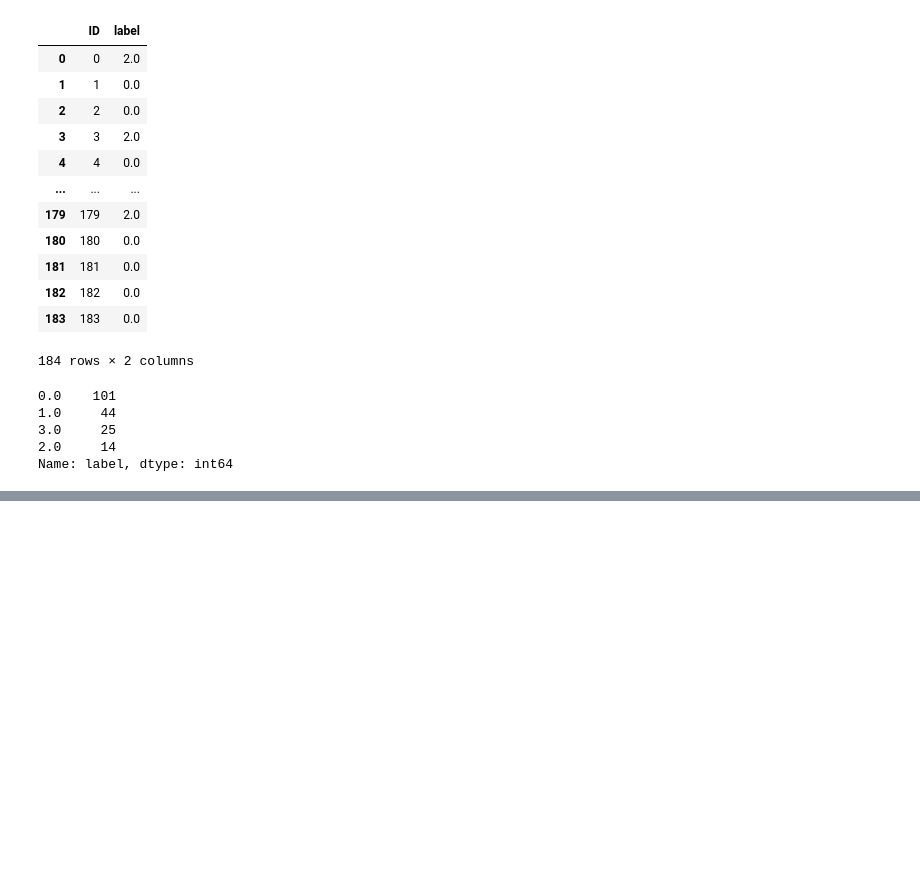
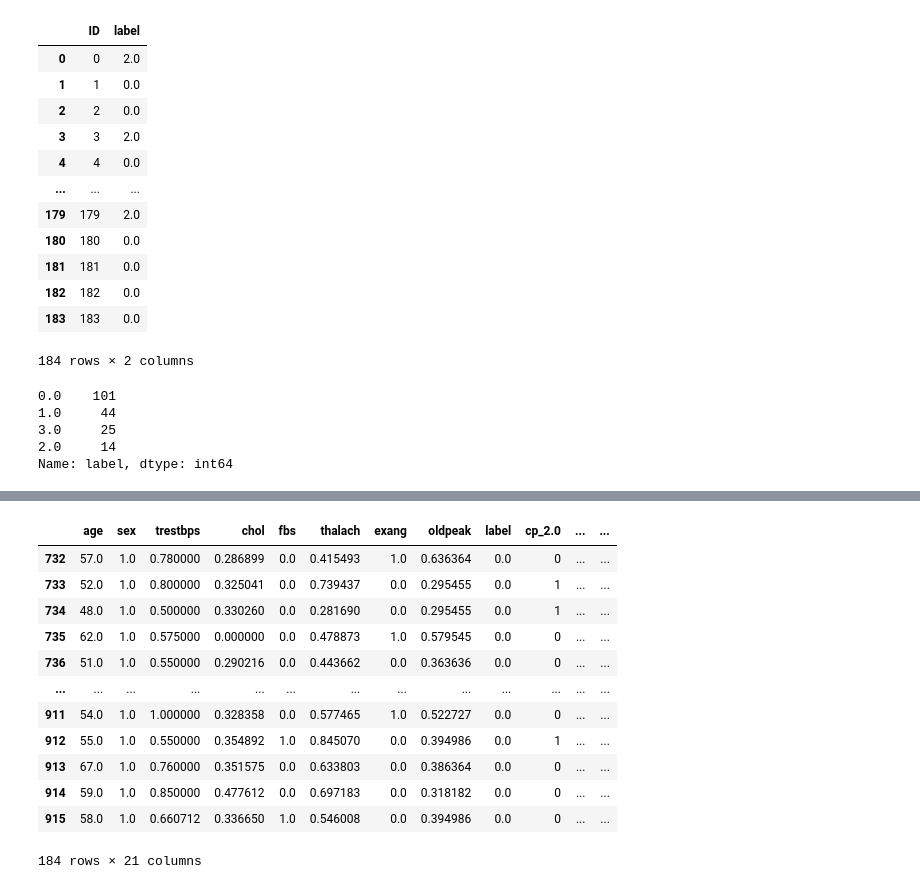
Before and after one commit to nachoreyesv/DATA_PROJECT_3, a Jupyter notebook: Ejecutable/Miguel/miguel_main.ipynb, the cells around one changed output, grey strips where cells are left out. Saved outputs shown, nothing was run; the diff lists cells and outputs as text; code cells hidden in the pictures; blank space fills up the shorter version.

Commit message:
[ADDED] Más ejecuciones
Random Forest escalando las variables numéricas y aplicando one-hot en las variables categóricas.

```diff
--- a/Ejecutable/Miguel/miguel_main.ipynb
+++ b/Ejecutable/Miguel/miguel_main.ipynb
@@ -127,7 +46,7 @@ df.replace('<NA>', np.nan, inplace=True)
 
 # Obtener columnas numéricas y categóricas
 numeric_cols = ['age', 'trestbps', 'chol', 'thalach', 'oldpeak']
-categorical_cols = ['sex', 'cp', 'fbs', 'restecg', 'exang', 'slope', 'ca', 'thal', 'label']
+categorical_cols = ['sex', 'cp', 'fbs', 'restecg', 'exang', 'slope', 'thal', 'label', 'ca']
 
 # Imputación para variables numéricas (usando la media)
 numeric_imputer = SimpleImputer(strategy='mean')  # Cambio a 'mean' en lugar de 'median'
@@ -139,8 +58,6 @@ df[categorical_cols] = categorical_imputer.fit_transform(df[categorical_cols])
 
 # Verificar que ya no hay valores faltantes
 print(df.isnull().sum())
-
-# El DataFrame 'df' ahora contiene los valores imputados
 # %% [output]
 age         0
 sex         0
@@ -388,0 +296,9 @@ Name: label, dtype: int64
+# %%
+# Variables tratadas con one-hot encoding
+categorical_variables = ['cp', 'restecg', 'slope', 'thal', 'ca']
+
+# Aplicar one-hot encoding a las variables categóricas
+df = pd.get_dummies(df, columns=categorical_variables, drop_first=True)
+
+# Mostrar el DataFrame con las variables codificadas
+print(df.head())
@@ -388,0 +323,17 @@ Name: label, dtype: int64
+# %%
+# Selecciona solo las características numéricas
+numeric_data = df[['trestbps', 'chol', 'thalach', 'oldpeak']]  # Las características deben estar dentro de una lista []
+
+# Inicializa el escalador Min-Max
+scaler = MinMaxScaler()
+
+# Escala las características numéricas
+scaled_numeric_data = scaler.fit_transform(numeric_data)
+
+# Crea un nuevo DataFrame con las características escaladas
+scaled_data = pd.DataFrame(scaled_numeric_data, columns=['trestbps', 'chol', 'thalach', 'oldpeak'])
+
+# Reemplaza las características originales con las características escaladas en tu DataFrame
+df[['trestbps', 'chol', 'thalach', 'oldpeak']] = scaled_data
+
+print(df.head())
@@ -388,0 +358,19 @@ Name: label, dtype: int64
+# %%
+train_end = df[0:732]
+test_end = df[(916-184):]
+# %%
+test_end
+# %% [output]
+|  | age | sex | trestbps | chol | fbs | thalach | exang | oldpeak | label | cp_2.0 | ... | ... |
+| 732 | 57.0 | 1.0 | 0.780000 | 0.286899 | 0.0 | 0.415493 | 1.0 | 0.636364 | 0.0 | 0 | ... | ... |
+| 733 | 52.0 | 1.0 | 0.800000 | 0.325041 | 0.0 | 0.739437 | 0.0 | 0.295455 | 0.0 | 1 | ... | ... |
+| 734 | 48.0 | 1.0 | 0.500000 | 0.330260 | 0.0 | 0.281690 | 0.0 | 0.295455 | 0.0 | 1 | ... | ... |
+| 735 | 62.0 | 1.0 | 0.575000 | 0.000000 | 0.0 | 0.478873 | 1.0 | 0.579545 | 0.0 | 0 | ... | ... |
+| 736 | 51.0 | 1.0 | 0.550000 | 0.290216 | 0.0 | 0.443662 | 0.0 | 0.363636 | 0.0 | 0 | ... | ... |
+| ... | ... | ... | ... | ... | ... | ... | ... | ... | ... | ... | ... | ... |
+| 911 | 54.0 | 1.0 | 1.000000 | 0.328358 | 0.0 | 0.577465 | 1.0 | 0.522727 | 0.0 | 0 | ... | ... |
+| 912 | 55.0 | 1.0 | 0.550000 | 0.354892 | 1.0 | 0.845070 | 0.0 | 0.394986 | 0.0 | 1 | ... | ... |
+| 913 | 67.0 | 1.0 | 0.760000 | 0.351575 | 0.0 | 0.633803 | 0.0 | 0.386364 | 0.0 | 0 | ... | ... |
+| 914 | 59.0 | 1.0 | 0.850000 | 0.477612 | 0.0 | 0.697183 | 0.0 | 0.318182 | 0.0 | 0 | ... | ... |
+| 915 | 58.0 | 1.0 | 0.660712 | 0.336650 | 1.0 | 0.546008 | 0.0 | 0.394986 | 0.0 | 0 | ... | ... |
+184 rows × 21 columns
```
Also changed, not shown: parts of 25 cells of this notebook, 1 other file.
